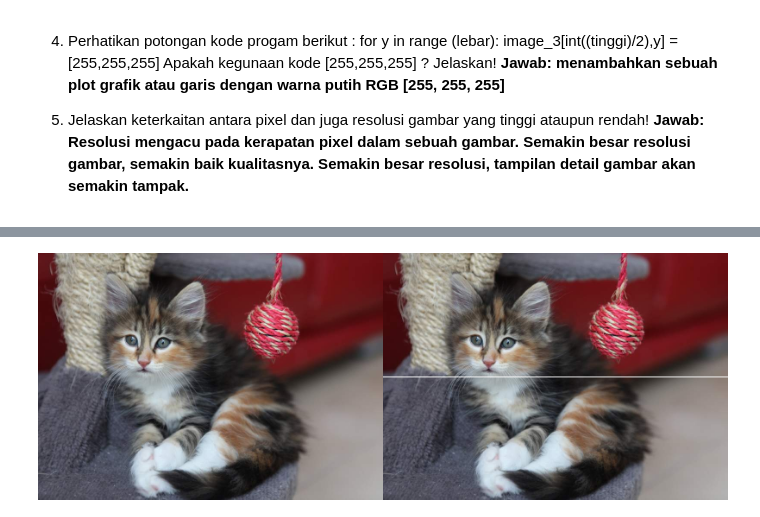
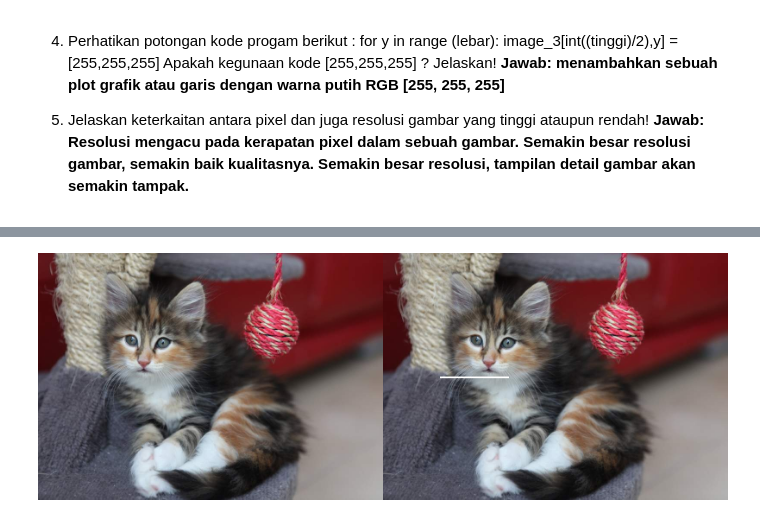
Before and after one commit to maidyjoshi/PCVK_Ganjil_2023, a Jupyter notebook: Week1.ipynb, the cells around one changed output, grey strips where cells are left out. Drawn from its saved outputs; the diff is of its cells as text; code cells hidden in the pictures.

```diff
--- a/Week1.ipynb
+++ b/Week1.ipynb
@@ -67,3 +67,28 @@ Apakah kegunaan kode [255,255,255] ? Jelaskan!
 
 5. Jelaskan keterkaitan antara pixel dan juga resolusi gambar yang tinggi ataupun rendah!
 **Jawab: Resolusi mengacu pada kerapatan pixel dalam sebuah gambar. Semakin besar resolusi gambar, semakin baik kualitasnya. Semakin besar resolusi, tampilan detail gambar akan semakin tampak.**
+# %%
+#garis vertikal
+image_2 = cv.cvtColor(image, cv.COLOR_BGR2RGB)
+image_3 = cv.cvtColor(image, cv.COLOR_BGR2RGB)
+
+for x in range(tinggi):
+    image_3[x, int(lebar/2)] = [255, 255, 255]
+
+final_frame = cv.hconcat((image_2, image_3))
+cv2_imshow(final_frame)
+
+image_2 = cv.cvtColor(image, cv.COLOR_BGR2RGB)
+image_3 = cv.cvtColor(image, cv.COLOR_BGR2RGB)
+
+#garis silang
+for i in range(tinggi):
+    j = (i * lebar) // tinggi
+    image_3[i, j] = [255, 255, 255]
+
+for i in range(tinggi):
+    j = lebar - (i * lebar) // tinggi - 1
+    image_3[i, j] = [255, 255, 255]
+
+final_frame = cv.hconcat((image_2, image_3))
+cv2_imshow(final_frame)
@@ -70,11 +98,17 @@ Apakah kegunaan kode [255,255,255] ? Jelaskan!
 # %%
 image_2 = cv.cvtColor(image, cv.COLOR_BGR2RGB)
 image_3 = cv.cvtColor(image, cv.COLOR_BGR2RGB)
 
-for y in range (lebar):
-  image_3[int((tinggi)/2),y] = [255,255,255]
+kotak_lebar = lebar // 5
+kotak_tinggi = tinggi // 100
+posisi_x = lebar // 6
+posisi_y = tinggi // 2
+
+for y in range(posisi_y, posisi_y + kotak_tinggi):
+    for x in range(posisi_x, posisi_x + kotak_lebar):
+        image_3[y, x] = [255, 255, 255]
 
 final_frame = cv.hconcat((image_2, image_3))
 cv2_imshow(final_frame)
 # %% [output]
-[figure, old version]
+[figure, new version]
```
Also changed, not shown: parts of 4 cells of this notebook.
